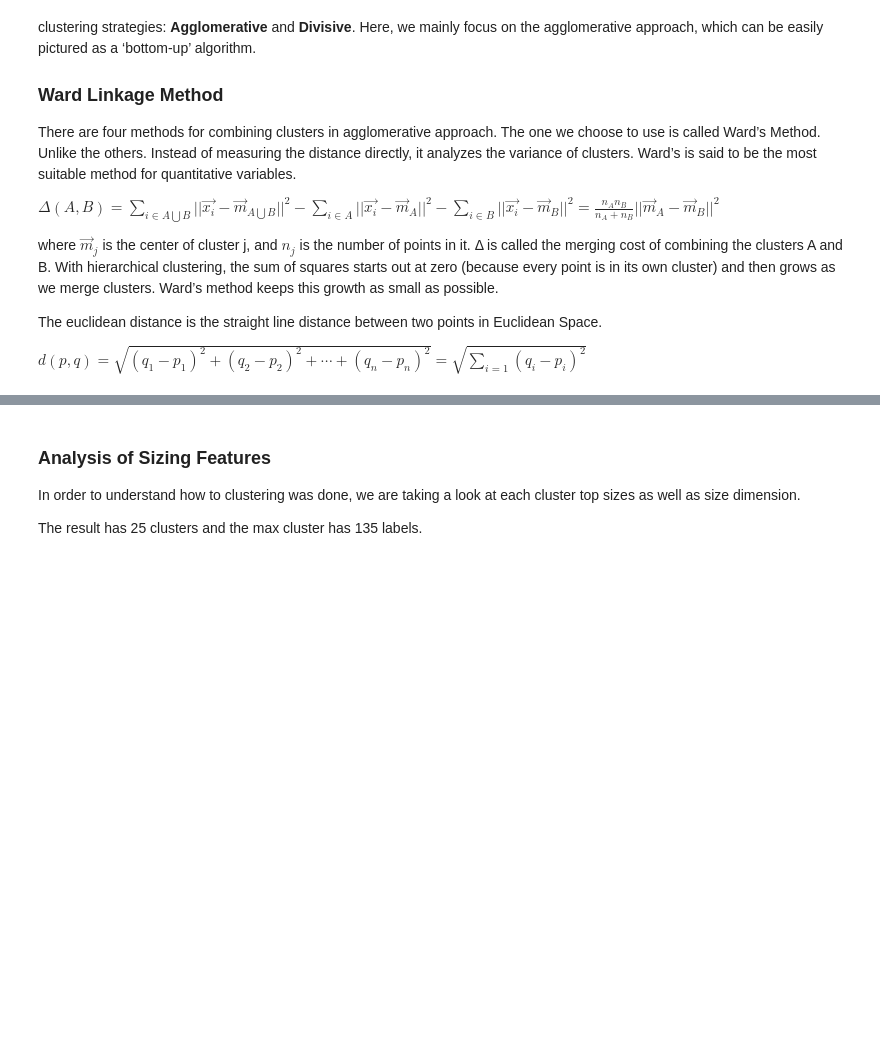
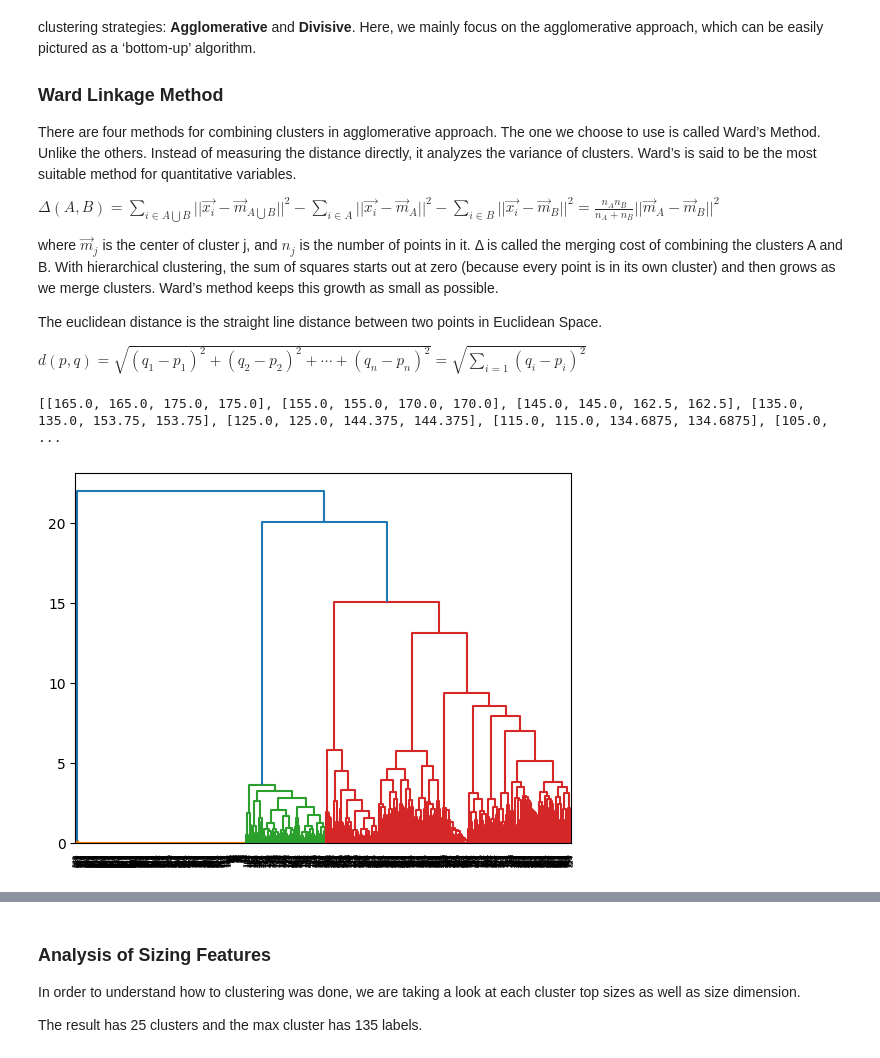
Before and after one commit to lmao420blazeit/vinted-streamlit-container, a Jupyter notebook: notebooks/catalog_clustering.ipynb, the cells around one changed output, grey strips where cells are left out. Saved outputs shown, nothing was run; the diff lists cells and outputs as text; code cells hidden in the pictures; blank space fills up the shorter version.

```diff
--- a/notebooks/catalog_clustering.ipynb
+++ b/notebooks/catalog_clustering.ipynb
@@ -237,6 +237,19 @@ fig.add_trace(go.Scatter(x=t_values, y=avg_sse, mode='lines+markers'))
 fig.update_xaxes(title_text="Distance between cluster")
 fig.update_yaxes(title_text="Mean intra cluster SSE")
 fig.update_layout(title="Elbow Method Chart - Mean SSE")
+# %%
+import plotly.figure_factory as ff
+import numpy as np
+
+
+X = dendrogram(linkage_matrix)
+print(X["icoord"])
+fig = ff.create_dendrogram(np.array(X["icoord"]))
+fig.update_layout(width=800, height=500)
+fig.show()
+# %% [output]
+[[165.0, 165.0, 175.0, 175.0], [155.0, 155.0, 170.0, 170.0], [145.0, 145.0, 162.5, 162.5], [135.0, 135.0, 153.75, 153.75], [125.0, 125.0, 144.375, 144.375], [115.0, 115.0, 134.6875, 134.6875], [105.0, ...
+[figure, added]
 # %%
 t = 2.5
 
```
Also changed, not shown: parts of 13 cells of this notebook, 2 other files.
